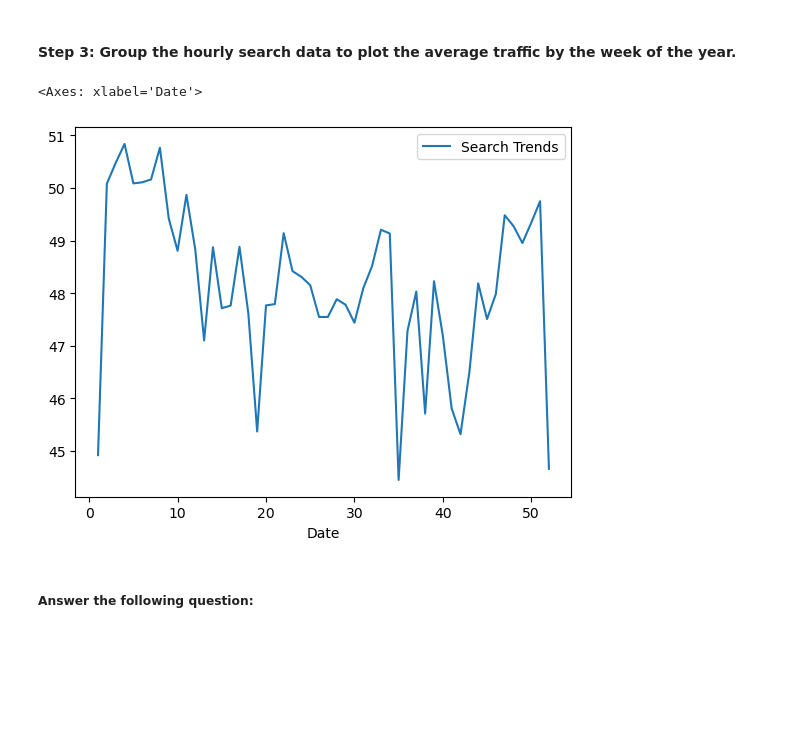
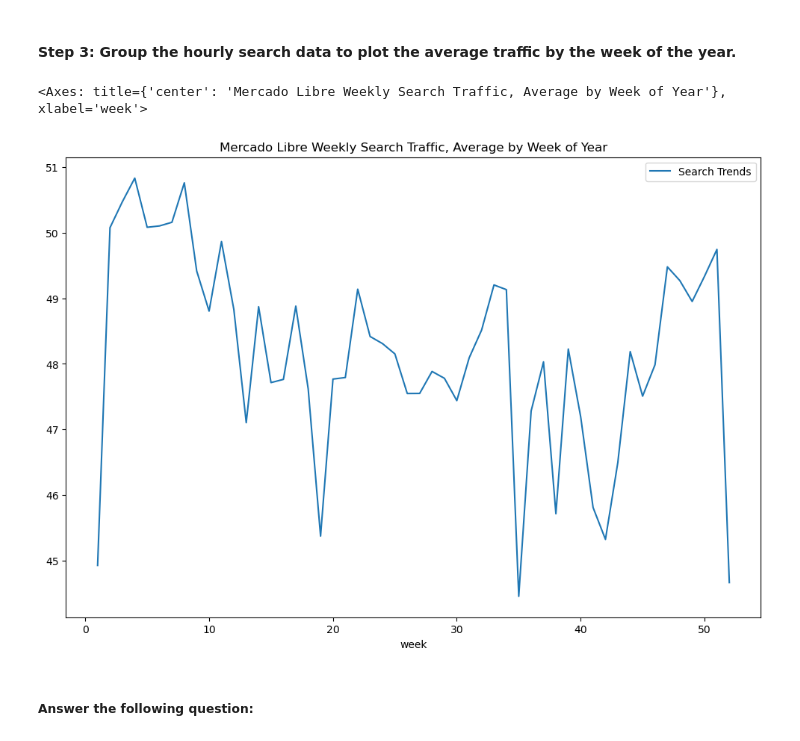
Before and after one commit to sen-gthb/prophet-challenge, a Jupyter notebook: M8_Starter_Code/forecasting_net_prophet.ipynb, the cells around one changed output. Cells and saved outputs as stored; diff of their text form; code cells hidden in the pictures; blank space fills up the shorter version.

```diff
--- a/M8_Starter_Code/forecasting_net_prophet.ipynb
+++ b/M8_Starter_Code/forecasting_net_prophet.ipynb
@@ -166,9 +178,12 @@ To that end, you want to mine the search traffic data for predictable seasonal p
 #### Step 3: Group the hourly search data to plot the average traffic by the week of the year.
 # %%
 # Group the hourly search data to plot the average traffic by the week of the year
+df_mercado_trends_weekly = df_mercado_trends.groupby(df_mercado_trends.index.isocalendar().week).mean()
+#plot the data
+df_mercado_trends_weekly.plot(figsize=(12, 8), title='Mercado Libre Weekly Search Traffic, Average by Week of Year')
 # %% [output]
-<Axes: xlabel='Date'>
+<Axes: title={'center': 'Mercado Libre Weekly Search Traffic, Average by Week of Year'}, xlabel='week'>
-[figure, old version]
+[figure, new version]
 # %% [markdown]
 ##### Answer the following question:
 # %% [markdown]
```
Also changed, not shown: parts of 5 cells of this notebook.
